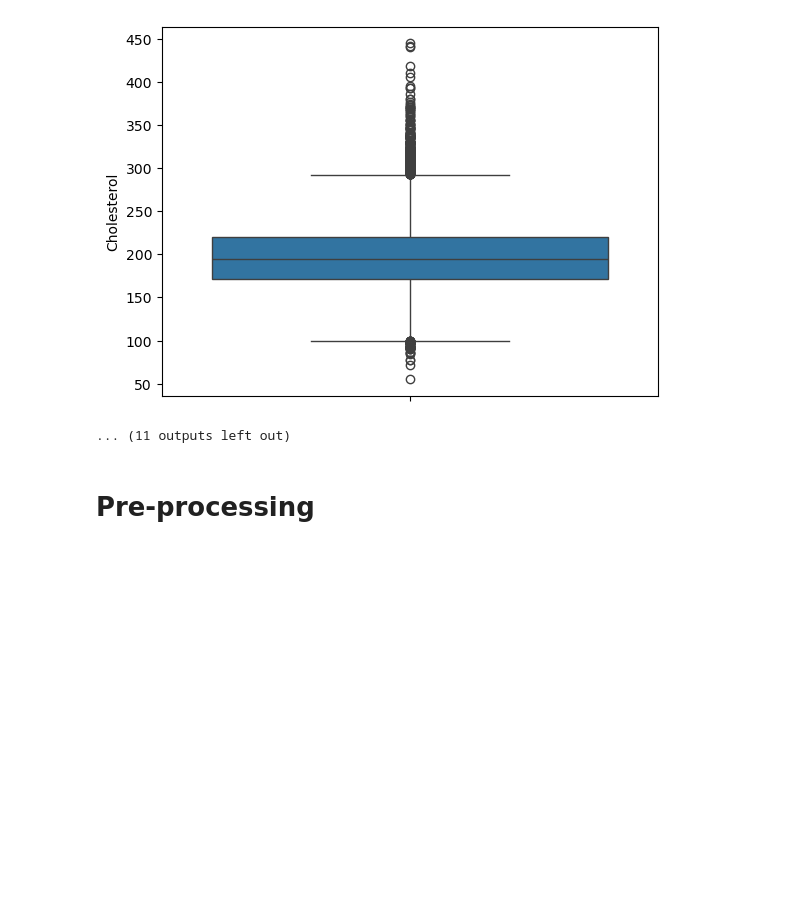
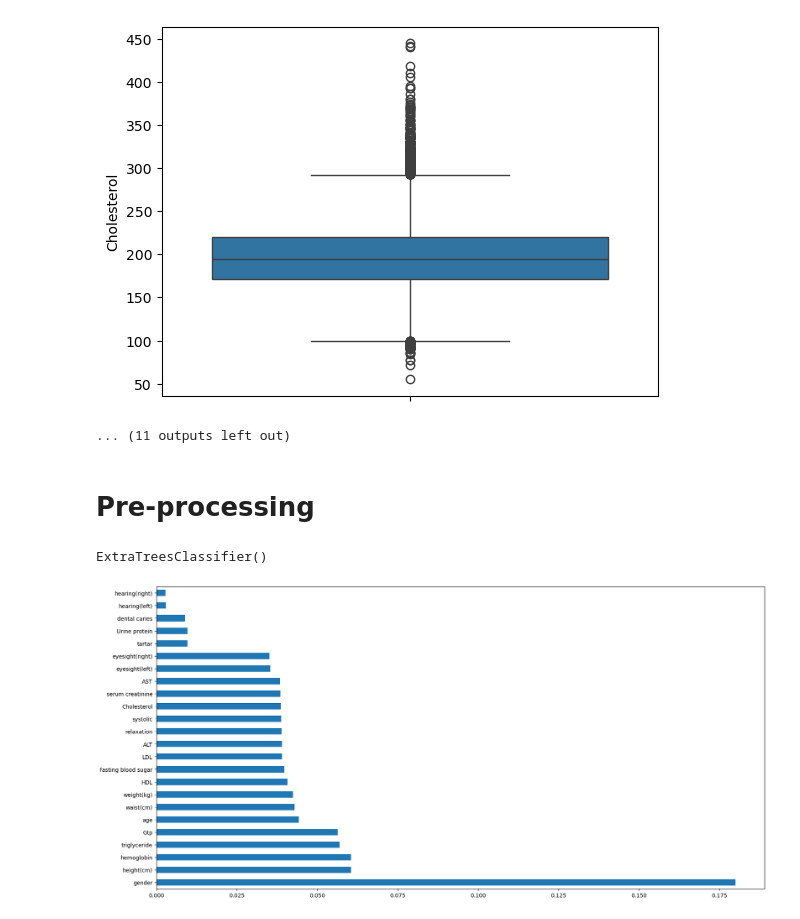
Before and after one commit to brendanros31/Applied-ML-Projects, a Jupyter notebook: BioSignal_SmokingAnalysis/BioSignal_SmokingAnalysis.ipynb, the cells around one changed output. Drawn from its saved outputs; the diff is of its cells as text; code cells hidden in the pictures; blank space fills up the shorter version.

Commit message:
Added ML/DS Project: Analyzing and Predicting Smoking trends based on Bio-signal data

```diff
--- a/BioSignal_SmokingAnalysis/BioSignal_SmokingAnalysis.ipynb
+++ b/BioSignal_SmokingAnalysis/BioSignal_SmokingAnalysis.ipynb
@@ -148,3 +157,20 @@ le = LabelEncoder()
 df['gender'] = le.fit_transform(df['gender'])
 df['tartar'] = le.fit_transform(df['tartar'])
 df['dental caries'] = le.fit_transform(df['dental caries'])
+# %%
+# Feature selection
+X = df.iloc[:, :-1]
+y = df['smoking']
+
+etc = ExtraTreesClassifier()
+etc.fit(X,y)
+# %% [output]
+ExtraTreesClassifier()
+# %%
+# Plotting 24 of the most important features
+df_1 = pd.Series(etc.feature_importances_, index=X.columns)
+plt.figure(figsize=(20,10))
+df_1.nlargest(24).plot(kind='barh')
+plt.show()
+# %% [output]
+[figure, added]
```
Also changed, not shown: parts of 32 cells of this notebook, 2 other files.
